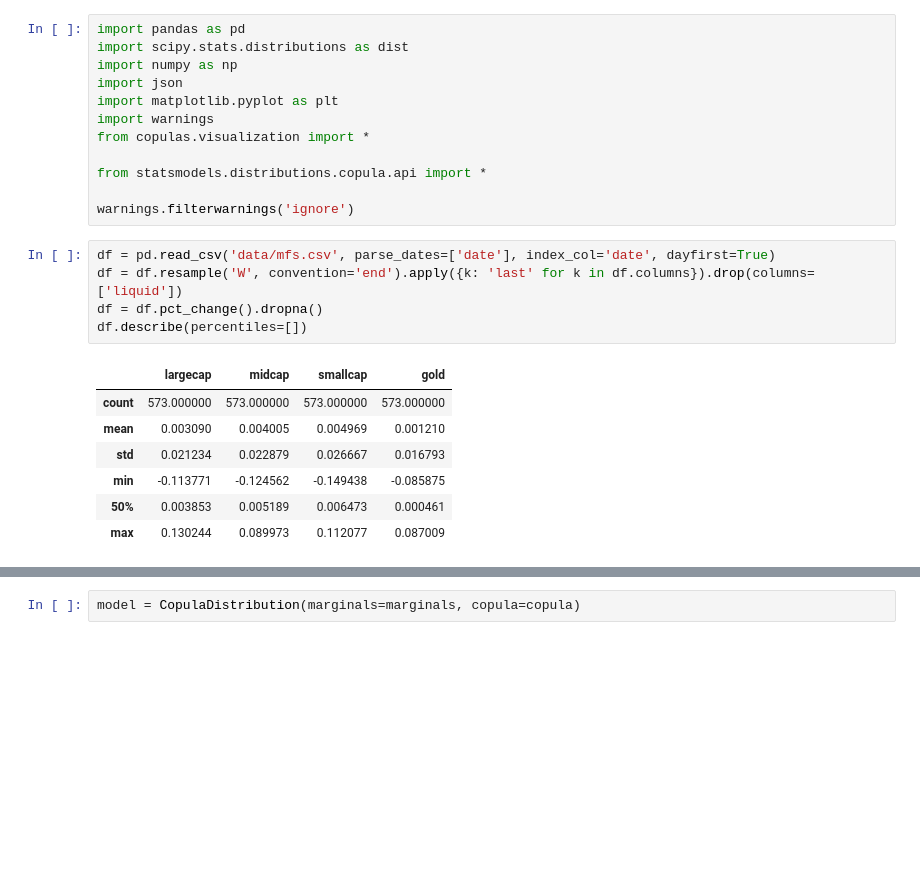
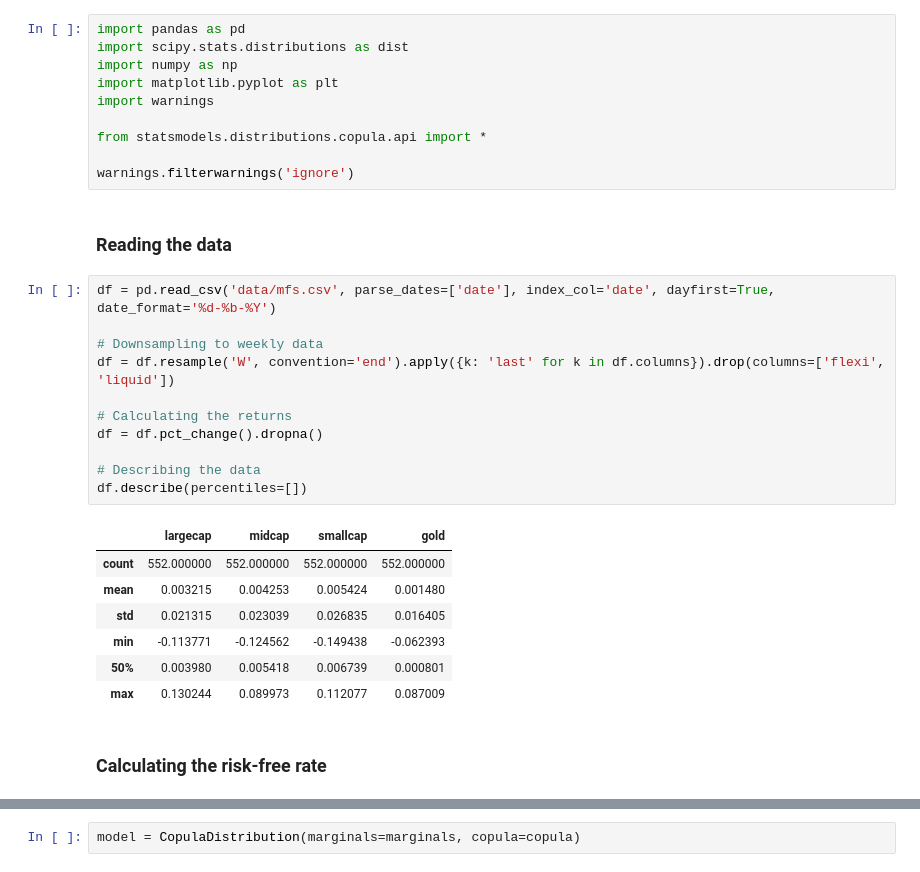
Before and after one commit to AnjayGoel/finance, a Jupyter notebook: var_efficient_frontier.ipynb, the cells around one changed output, grey strips where cells are left out. Cells and saved outputs as stored; diff of their text form; blank space fills up the shorter version.

```diff
--- a/var_efficient_frontier.ipynb
+++ b/var_efficient_frontier.ipynb
@@ -2,24 +2,32 @@
 import pandas as pd
 import scipy.stats.distributions as dist
 import numpy as np
-import json
 import matplotlib.pyplot as plt
 import warnings
-from copulas.visualization import *
 
 from statsmodels.distributions.copula.api import *
 
 warnings.filterwarnings('ignore')
+# %% [markdown]
+### Reading the data
 # %%
-df = pd.read_csv('data/mfs.csv', parse_dates=['date'], index_col='date', dayfirst=True)
-df = df.resample('W', convention='end').apply({k: 'last' for k in df.columns}).drop(columns=['liquid'])
+df = pd.read_csv('data/mfs.csv', parse_dates=['date'], index_col='date', dayfirst=True, date_format='%d-%b-%Y')
+
+# Downsampling to weekly data
+df = df.resample('W', convention='end').apply({k: 'last' for k in df.columns}).drop(columns=['flexi', 'liquid'])
+
+# Calculating the returns
 df = df.pct_change().dropna()
+
+# Describing the data
 df.describe(percentiles=[])
 # %% [output]
 |  | largecap | midcap | smallcap | gold |
-| count | 573.000000 | 573.000000 | 573.000000 | 573.000000 |
-| mean | 0.003090 | 0.004005 | 0.004969 | 0.001210 |
-| std | 0.021234 | 0.022879 | 0.026667 | 0.016793 |
-| min | -0.113771 | -0.124562 | -0.149438 | -0.085875 |
-| 50% | 0.003853 | 0.005189 | 0.006473 | 0.000461 |
+| count | 552.000000 | 552.000000 | 552.000000 | 552.000000 |
+| mean | 0.003215 | 0.004253 | 0.005424 | 0.001480 |
+| std | 0.021315 | 0.023039 | 0.026835 | 0.016405 |
+| min | -0.113771 | -0.124562 | -0.149438 | -0.062393 |
+| 50% | 0.003980 | 0.005418 | 0.006739 | 0.000801 |
 | max | 0.130244 | 0.089973 | 0.112077 | 0.087009 |
+# %% [markdown]
+### Calculating the risk-free rate
```
Also changed, not shown: parts of 20 cells of this notebook, 2 other files.
